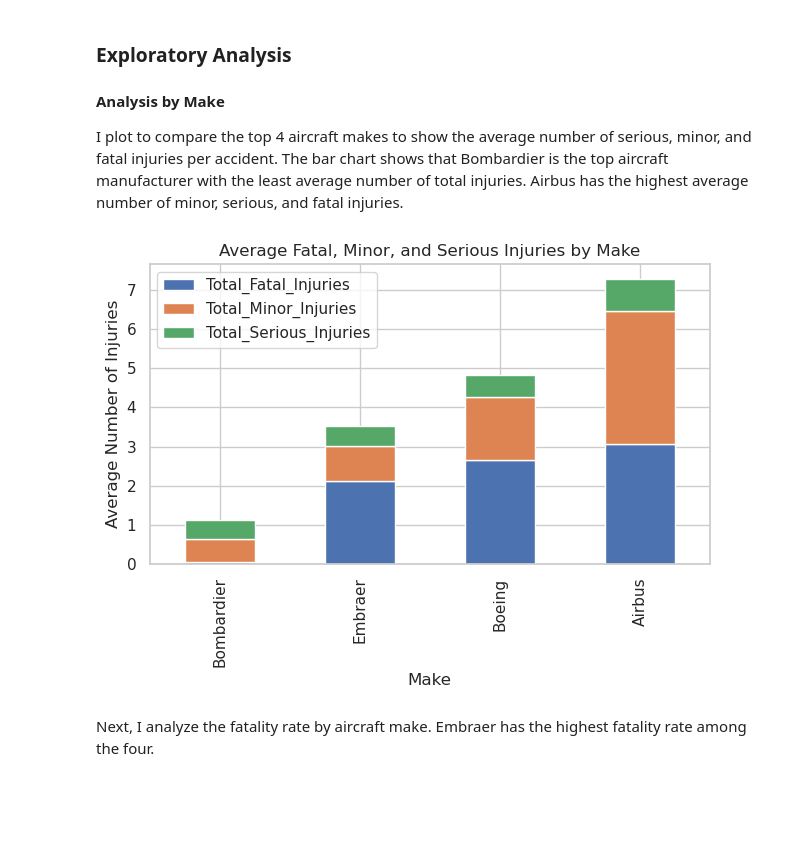
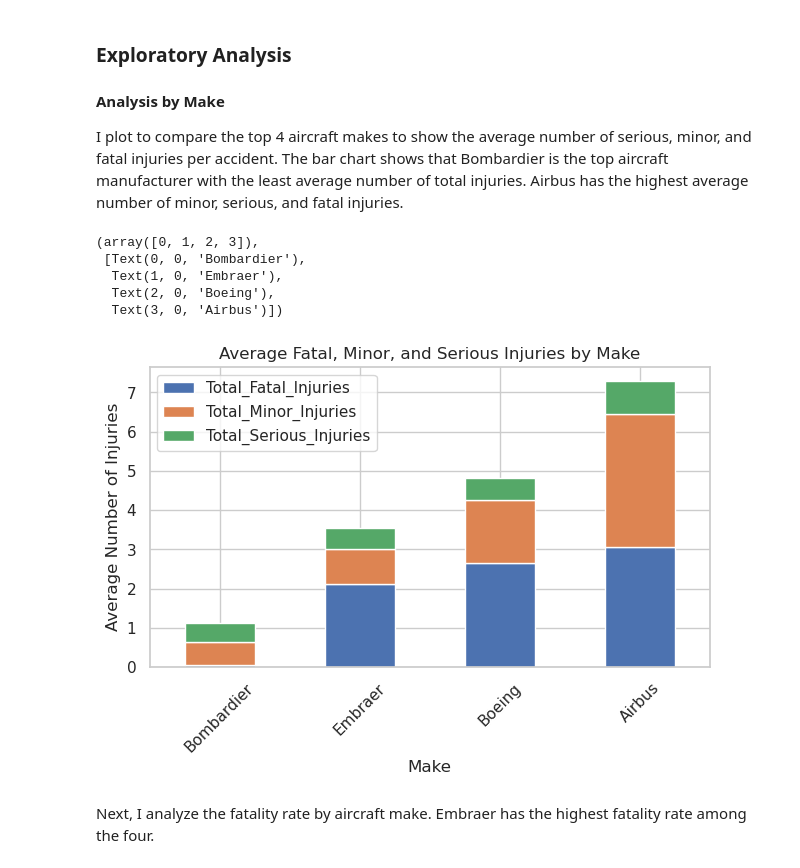
Before and after one commit to kev065/aviation-accidents, a Jupyter notebook: index.ipynb, the cells around one changed output. Saved outputs shown, nothing was run; the diff lists cells and outputs as text; code cells hidden in the pictures; blank space fills up the shorter version.

Commit message:
Rotate x-axis labels by 45 degrees

```diff
--- a/index.ipynb
+++ b/index.ipynb
@@ -260,16 +260,24 @@ I plot to compare the top 4 aircraft makes to show the average number of serious
 # %%
 # Plots a bar chart of Aircraft Make by Number of Injuries
 sns.set_theme(style='whitegrid', context='notebook')
 
 # Creates stacked bar plot
 ax = filtered_df.groupby(['Make'])[['Total_Fatal_Injuries', 'Total_Minor_Injuries', 'Total_Serious_Injuries']]\
     .mean().sort_values(by='Total_Fatal_Injuries', ascending=True).head().plot(kind='bar', stacked=True)
 ax.set_title('Average Fatal, Minor, and Serious Injuries by Make')
 ax.set_xlabel('Make')
 ax.set_ylabel('Average Number of Injuries');
 plt.tight_layout()
+
+# Rotate x-axis labels by 45 degrees
+plt.xticks(rotation=45)
 # %% [output]
+(array([0, 1, 2, 3]),
+ [Text(0, 0, 'Bombardier'),
+  Text(1, 0, 'Embraer'),
+  Text(2, 0, 'Boeing'),
+  Text(3, 0, 'Airbus')])
-[figure, old version]
+[figure, new version]
 # %% [markdown]
 Next, I analyze the fatality rate by aircraft make. Embraer has the highest fatality rate among the four.
 # %%
```
